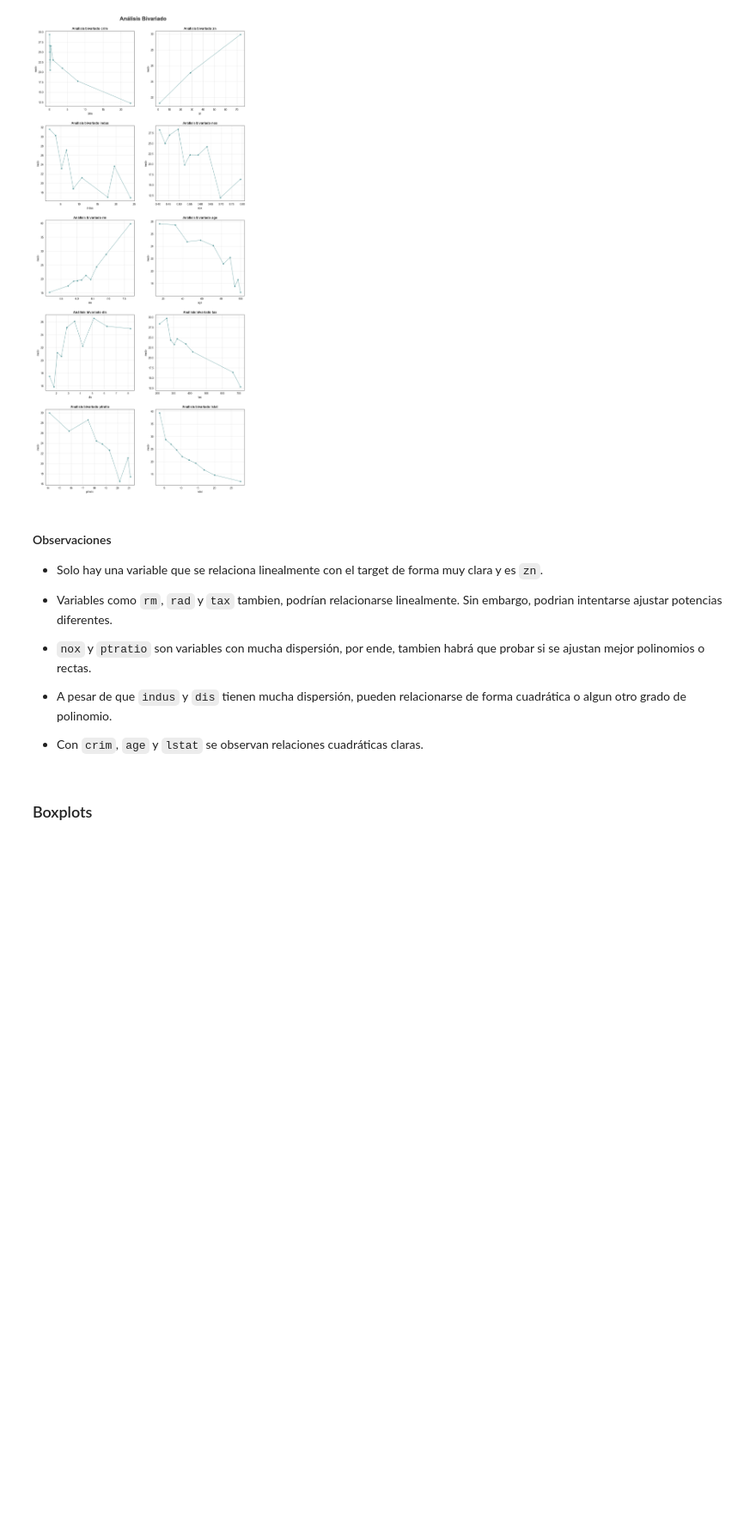
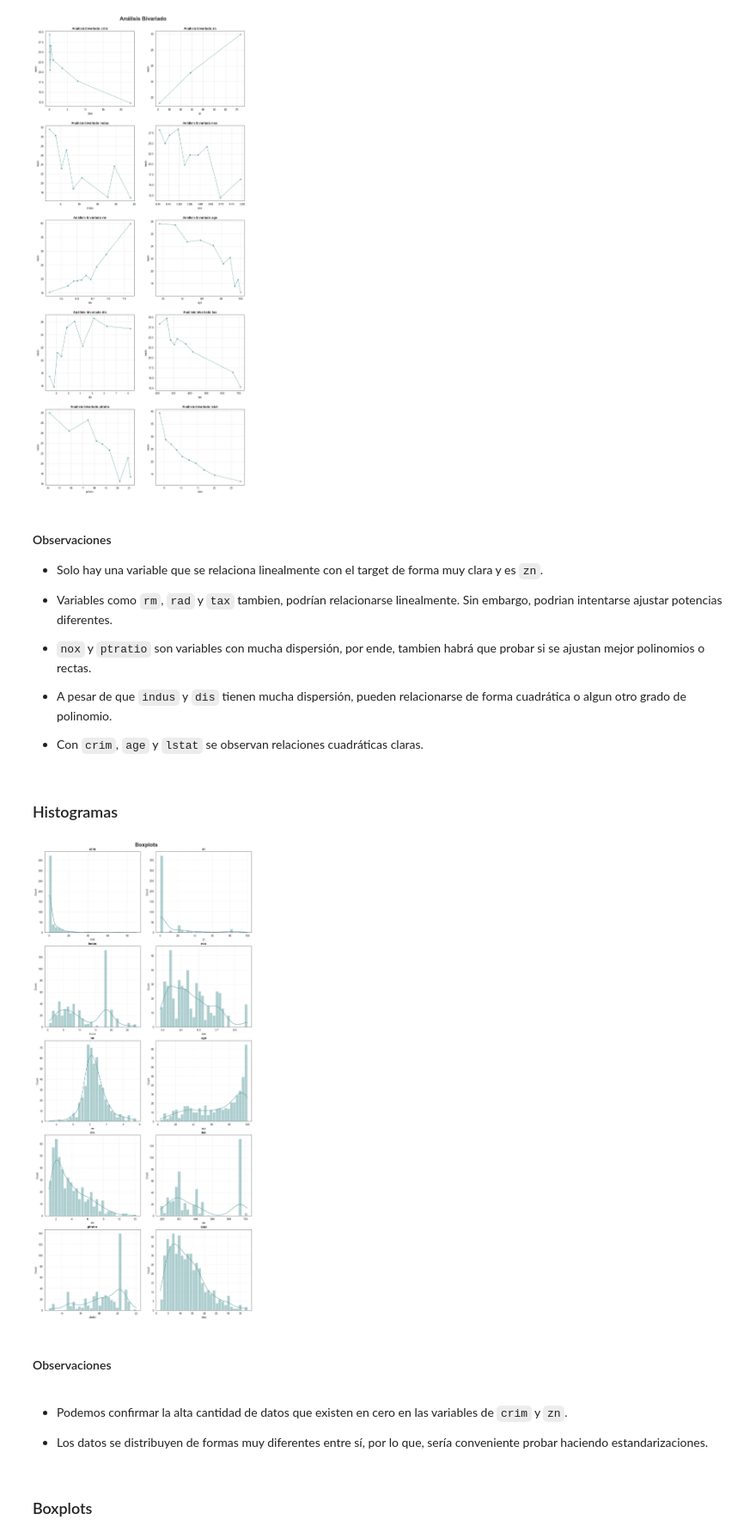
Before and after one commit to luisejdm/Aprendizaje_Estadistico, a Jupyter notebook: Examenes/Práctico/Examen1_practico.ipynb, the cells around one changed output. Shown at 86% size. Saved outputs shown, nothing was run; the diff lists cells and outputs as text; code cells hidden in the pictures; blank space fills up the shorter version.

```diff
--- a/Examenes/Práctico/Examen1_practico.ipynb
+++ b/Examenes/Práctico/Examen1_practico.ipynb
@@ -197,6 +207,30 @@ plt.show()
 + A pesar de que `indus` y `dis` tienen mucha dispersión, pueden relacionarse de forma cuadrática o algun otro grado de polinomio.
 
 + Con `crim`, `age` y `lstat` se observan relaciones cuadráticas claras.
+# %% [markdown]
+### Histogramas
+# %%
+fig, axes = plt.subplots(5, 2, figsize=(12,25))
+fig.tight_layout(pad=3)
+fig.suptitle('Boxplots', fontsize=20, fontweight='bold', y=1)
+
+for i, ax in enumerate(axes.flat):
+    if i < num_vars:
+        sns.histplot(df[numerical[i]],  color="cadetblue", kde=True, ax=ax, bins=30)
+        ax.set_title(numerical[i], fontsize=12, fontweight='bold')
+        ax.grid(alpha=0.3)
+    else:
+        ax.remove() # Eliminar subplots vacíos
+
+plt.show()
+# %% [output]
+[figure, added]
+# %% [markdown]
+#### Observaciones
+# %% [markdown]
++ Podemos confirmar la alta cantidad de datos que existen en cero en las variables de `crim` y `zn`.
+
++ Los datos se distribuyen de formas muy diferentes entre sí, por lo que, sería conveniente probar haciendo estandarizaciones.
 # %% [markdown]
 ### Boxplots
 # %%
```
Also changed, not shown: parts of 4 cells of this notebook.
